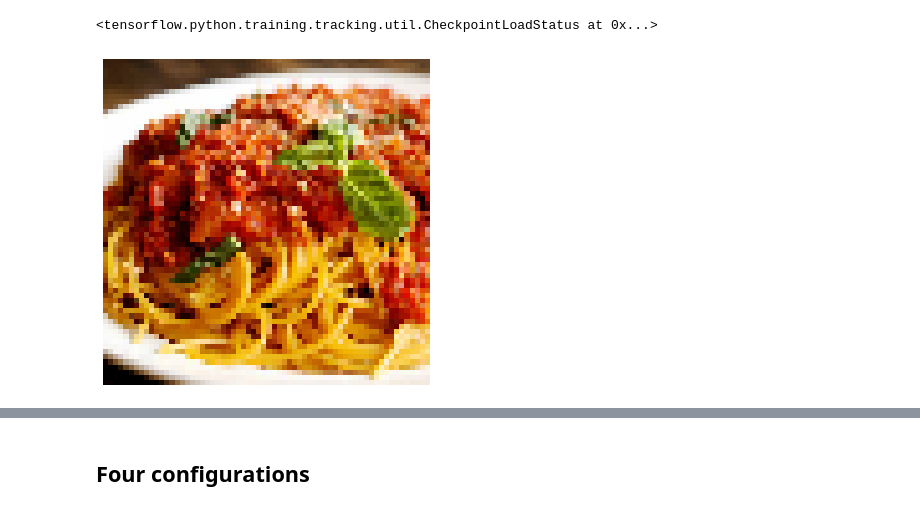
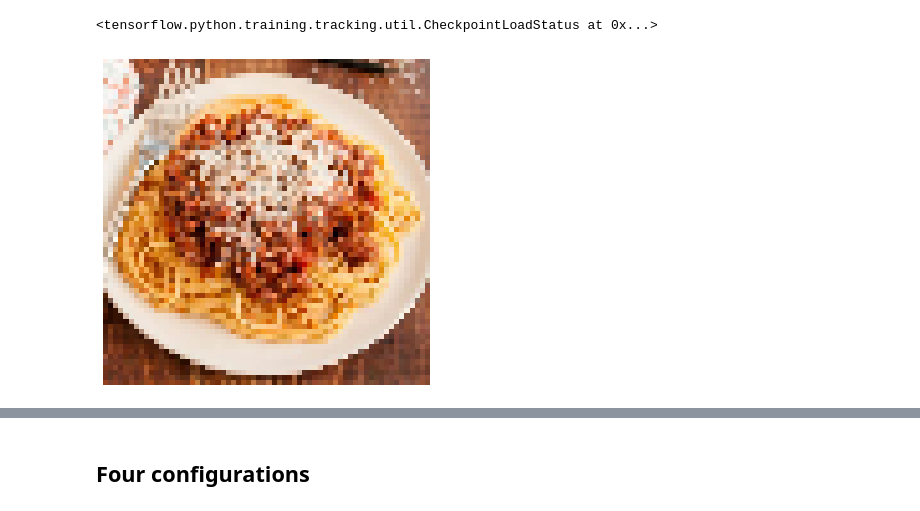
Before and after one commit to MatiXOfficial/pattern-recognition-techniques, a Jupyter notebook: lab5/lab5-experiments.ipynb, the cells around one changed output, grey strips where cells are left out. Cells and saved outputs as stored; diff of their text form; code cells hidden in the pictures.

```diff
--- a/lab5/lab5-experiments.ipynb
+++ b/lab5/lab5-experiments.ipynb
@@ -108,12 +125,14 @@ generator.load_weights(GENERATOR_PATH_TO_LOAD)
 # %% [output]
 <tensorflow.python.training.tracking.util.CheckpointLoadStatus at 0x...>
 # %%
-selected_image = dataset_images[13]
+selected_image = dataset_images[6]
+selected_image_2 = dataset_images[4]
+# selected_image = unrelated_image
 
 plt.rcParams['figure.figsize'] = [6, 6]
 plt.imshow(selected_image)
 plt.axis('off')
 # plt.savefig('plots/experiments/upsampling_model/representative_image/real_image.jpg')
 plt.show()
 # %% [output]
-[figure, old version]
+[figure, new version]
```
Also changed, not shown: parts of 14 cells of this notebook, 3 other files.
